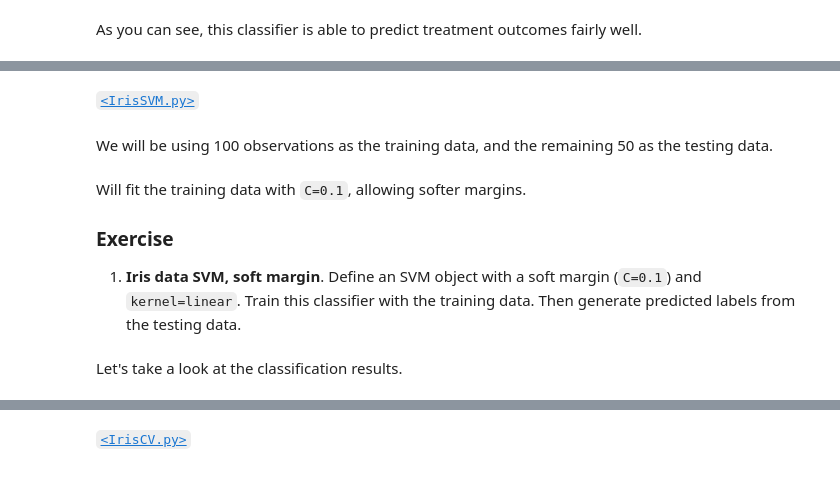
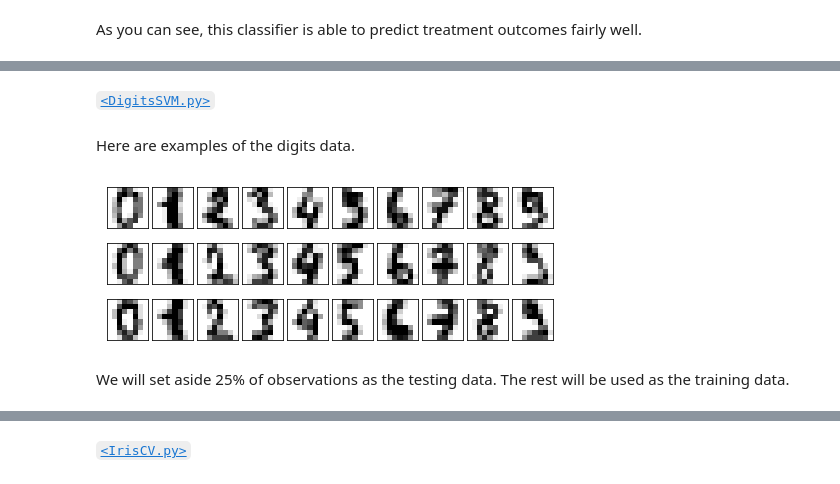
Before and after one commit to sathayas/JupyterPythonFall2019, a Jupyter notebook: Classification.ipynb, the cells around one changed output, grey strips where cells are left out. Drawn from its saved outputs; the diff is of its cells as text; code cells hidden in the pictures.

Commit message:
Replaced the Iris data with the digits data for the SVM classifier exercise

```diff
--- a/Classification.ipynb
+++ b/Classification.ipynb
@@ -776,16 +776,22 @@ As you recall, there are 3 classes in the iris data. While one of the classes (S
 # %% [markdown]
-[`<IrisSVM.py>`](https://github.com/sathayas/PythonClassFall2019/blob/master/classExamples/IrisSVM.py)
+[`<DigitsSVM.py>`](https://github.com/sathayas/PythonClassFall2019/blob/master/classExamples/DigitsSVM.py)
 # %%
+import numpy as np
+import matplotlib.pyplot as plt
 import numpy as np
 from sklearn import datasets
 from sklearn.svm import SVC
+from sklearn.neighbors import KNeighborsClassifier
 from sklearn.model_selection import train_test_split
 from sklearn.metrics import confusion_matrix, classification_report
 
-# Loading the iris data
-iris = datasets.load_iris()
-X = iris.data
-y = iris.target
-target_names = iris.target_names
+
+# loading the digits data
+digits = datasets.load_digits()
+X = digits.data    # the data, 1797 x 64 array
+digitsImages = digits.images  # image data, 1797 x 8 x 8
+y = digits.target # target information
+digitsFeatureNames = digits.target_names  # digits
+digitsString = [str(i) for i in digitsFeatureNames]
-# %% [markdown]
-We will be using 100 observations as the training data, and the remaining 50 as the testing data.
+# %% [markdown]
+Here are examples of the digits data.
@@ -792,3 +800,19 @@ We will be using 100 observations as the training data, and the remaining 50 as
+# %%
+# examples of the digits data
+plt.figure(figsize=(8,3))
+for iImg in range(3):
+    for jImg in range(10):
+        plt.subplot(3,10,iImg*10+jImg+1)
+        plt.imshow(digitsImages[iImg*10+jImg], cmap=plt.cm.gray_r,
+                   interpolation='nearest')
+        plt.xticks(())
+        plt.yticks(())
+plt.subplots_adjust(wspace=0.1, hspace=0.1)
+plt.show()
+# %% [output]
+[figure, added]
+# %% [markdown]
+We will set aside 25% of observations as the testing data. The rest will be used as the training data.
 # %%
 # spliting the data into training and testing data sets
 X_train, X_test, y_train, y_test = train_test_split(X, y,
@@ -797,7 +820,0 @@ X_train, X_test, y_train, y_test = train_test_split(X, y,
-# %% [markdown]
-Will fit the training data with `C=0.1`, allowing softer margins.
-
-### Exercise
-1. **Iris data SVM, soft margin**. Define an SVM object with a soft margin (`C=0.1`) and `kernel=linear`. Train this classifier with the training data. Then generate predicted labels from the testing data.
-# %% [markdown]
-Let's take a look at the classification results.
```
Also changed, not shown: parts of 9 cells of this notebook.
